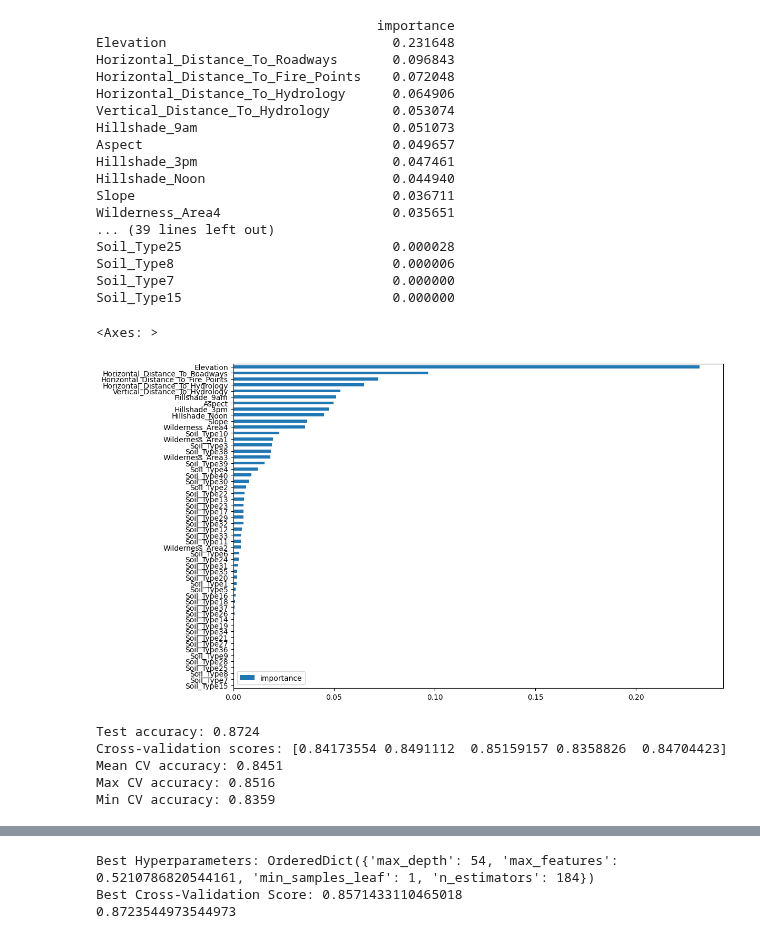
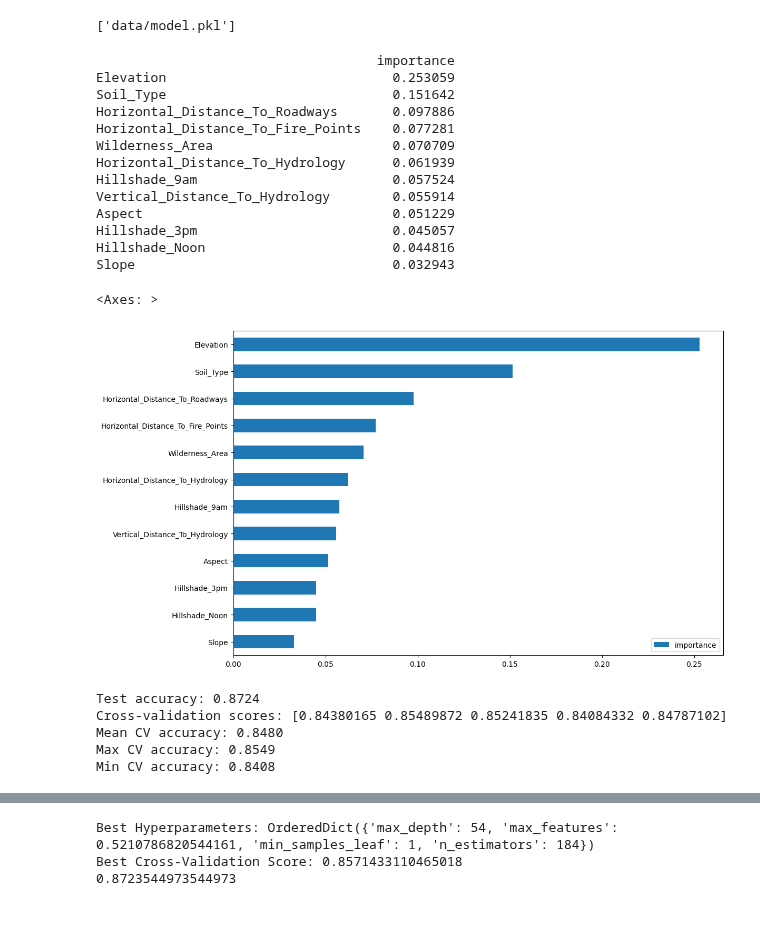
Before and after one commit to Axeleeyy/Test-DS_ML, a Jupyter notebook: ML.ipynb, the cells around one changed output, grey strips where cells are left out. Drawn from its saved outputs; the diff is of its cells as text; code cells hidden in the pictures.

```diff
--- a/ML.ipynb
+++ b/ML.ipynb
@@ -47,52 +47,52 @@ X_new = X_new.drop('Id', axis=1)
 
 X_new_train, X_new_test, y_train, y_test = train_test_split(X_new, y, test_size=0.2, random_state=42)
 # %%
-
-# 6. Обучение модели
-model.fit(X_train, y_train)
-score = model.score(X_test, y_test)
+model.fit(X_new_train, y_train)
+score = model.score(X_new_test, y_test)
+# %%
+import joblib
+
+# сохранение модели
+joblib.dump(model, 'data/model.pkl')
+# %% [output]
+['data/model.pkl']
 # %%
-imp = pd.DataFrame(model.feature_importances_, index=X_train.columns, columns=['importance'])
+imp = pd.DataFrame(model.feature_importances_, index=X_new_train.columns, columns=['importance'])
 print(imp.sort_values('importance')[::-1])
 imp.sort_values('importance').plot(kind='barh', figsize=(12, 8))
 # %% [output]
                                     importance
-Elevation                             0.231648
-Horizontal_Distance_To_Roadways       0.096843
-Horizontal_Distance_To_Fire_Points    0.072048
-Horizontal_Distance_To_Hydrology      0.064906
-Vertical_Distance_To_Hydrology        0.053074
-Hillshade_9am                         0.051073
-Aspect                                0.049657
-Hillshade_3pm                         0.047461
-Hillshade_Noon                        0.044940
-Slope                                 0.036711
-Wilderness_Area4                      0.035651
-... (39 lines left out)
-Soil_Type25                           0.000028
-Soil_Type8                            0.000006
-Soil_Type7                            0.000000
-Soil_Type15                           0.000000
+Elevation                             0.253059
+Soil_Type                             0.151642
+Horizontal_Distance_To_Roadways       0.097886
+Horizontal_Distance_To_Fire_Points    0.077281
+Wilderness_Area                       0.070709
+Horizontal_Distance_To_Hydrology      0.061939
+Hillshade_9am                         0.057524
+Vertical_Distance_To_Hydrology        0.055914
+Aspect                                0.051229
+Hillshade_3pm                         0.045057
+Hillshade_Noon                        0.044816
+Slope                                 0.032943
 <Axes: >
-[figure, old version]
+[figure, new version]
 # %%
 
 # 5. Кросс-валидация
 # Используем 5-кратную кросс-валидацию
-cv_scores = cross_val_score(model, X_new_train, y_train, cv=5, scoring='accuracy', n_jobs=-1)
+cv_scores = cross_val_score(model, X_train, y_train, cv=5, scoring='accuracy', n_jobs=-1)
+
+print(f'Test accuracy: {score:.4f}')
+
+
+# Вывод результатов кросс-валидации
+print(f'Cross-validation scores: {cv_scores}')
+print(f'Mean CV accuracy: {np.mean(cv_scores):.4f}')
+print(f'Max CV accuracy: {np.max(cv_scores):.4f}')
+print(f'Min CV accuracy: {np.min(cv_scores):.4f}')
+# %% [output]
+Test accuracy: 0.8724
+Cross-validation scores: [0.84380165 0.85489872 0.85241835 0.84084332 0.84787102]
+Mean CV accuracy: 0.8480
+Max CV accuracy: 0.8549
+Min CV accuracy: 0.8408
-# %%
-
-print(f'Test accuracy: {score:.4f}')
-
-
-# Вывод результатов кросс-валидации
-print(f'Cross-validation scores: {cv_scores}')
-print(f'Mean CV accuracy: {np.mean(cv_scores):.4f}')
-print(f'Max CV accuracy: {np.max(cv_scores):.4f}')
-print(f'Min CV accuracy: {np.min(cv_scores):.4f}')
-# %% [output]
-Test accuracy: 0.8724
-Cross-validation scores: [0.84173554 0.8491112  0.85159157 0.8358826  0.84704423]
-Mean CV accuracy: 0.8451
-Max CV accuracy: 0.8516
-Min CV accuracy: 0.8359
```
Also changed, not shown: parts of 11 cells of this notebook.
